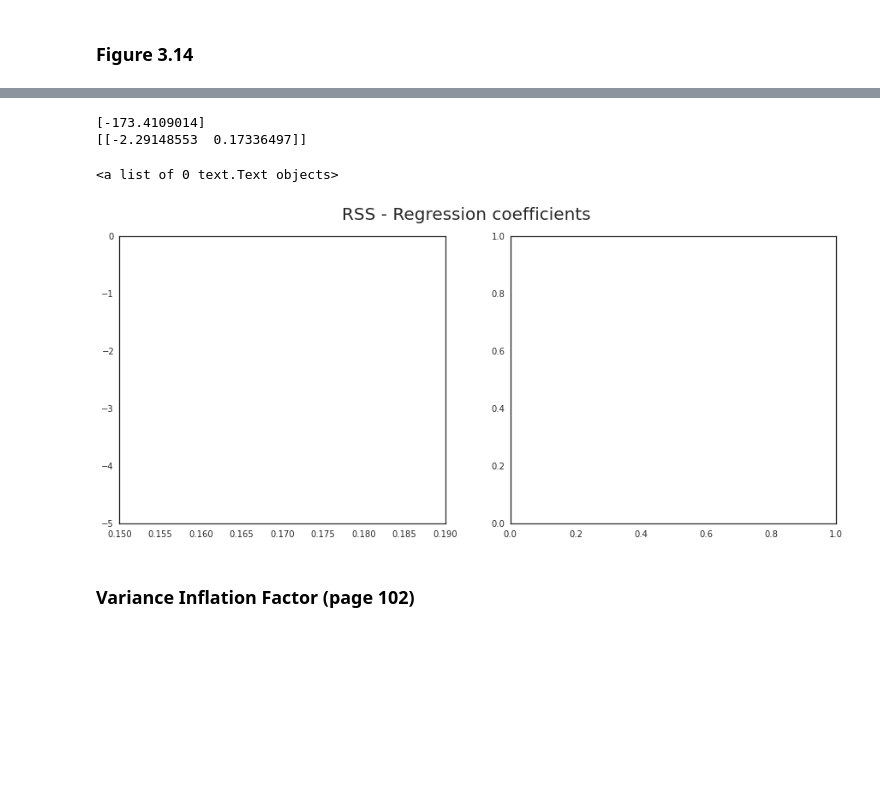
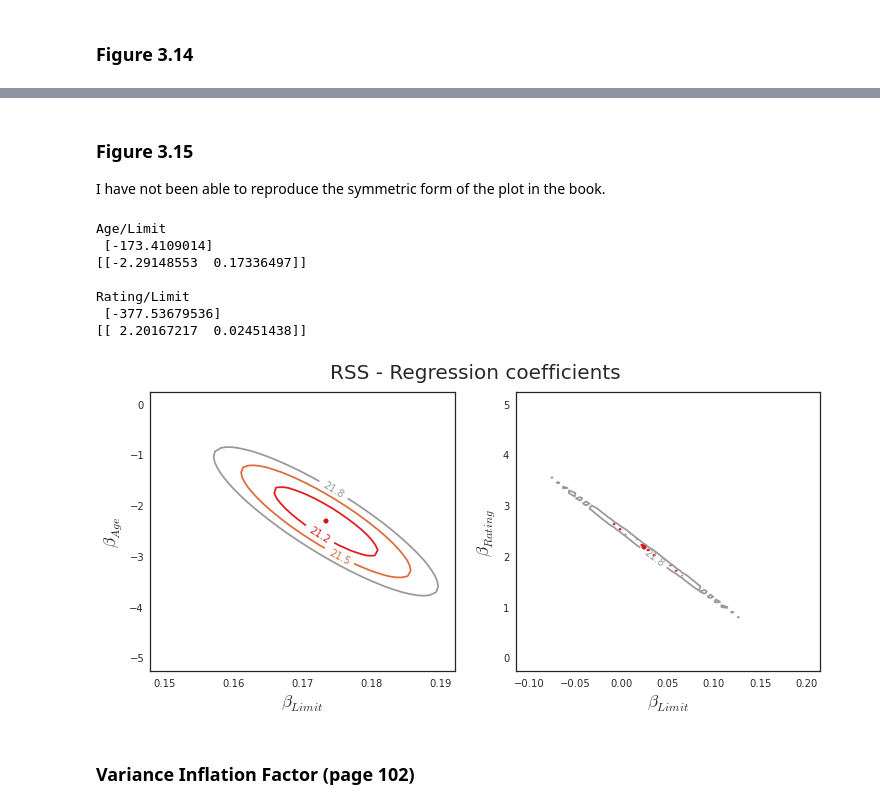
Before and after one commit to JWarmenhoven/ISLR-python, a Jupyter notebook: Chapter 3.ipynb, the cells around one changed output, grey strips where cells are left out. Cells and saved outputs as stored; diff of their text form; code cells hidden in the pictures; blank space fills up the shorter version.

```diff
--- a/Chapter 3.ipynb
+++ b/Chapter 3.ipynb
@@ -478,12 +480,12 @@ regr2.fit(df3[['horsepower', 'horsepower2']].as_matrix().reshape(-1,2), df3.mpg.
 df3['pred2'] = regr2.predict(df3[['horsepower', 'horsepower2']].as_matrix().reshape(-1,2))
 df3['resid2'] = df3.mpg - df3.pred2
 # %%
-fig, (ax1,ax2) = plt.subplots(1,2, figsize=(10,4))
-ax1.scatter(df3.pred1, df3.resid1, facecolor='None', edgecolor='k')
+fig, (ax1,ax2) = plt.subplots(1,2, figsize=(12,5))
+sns.regplot(df3.pred1, df3.resid1, lowess=True, line_kws={'color':'r', 'lw':1}, ax=ax1)
 ax1.hlines(0,xmin=ax1.xaxis.get_data_interval()[0], xmax=ax1.xaxis.get_data_interval()[1], linestyles='dotted')
 ax1.set_title('Residual Plot for Linear Fit')
 
-ax2.scatter(df3.pred2, df3.resid2, facecolor='None', edgecolor='k')
+sns.regplot(df3.pred2, df3.resid2, lowess=True, line_kws={'color':'r', 'lw':1}, ax=ax2)
 ax2.hlines(0,xmin=ax2.xaxis.get_data_interval()[0], xmax=ax2.xaxis.get_data_interval()[1], linestyles='dotted')
 ax2.set_title('Residual Plot for Quadratic Fit')
 
@@ -495,8 +497,8 @@ for ax in fig.axes:
 # %% [markdown]
 ### Figure 3.14
 # %%
-fig, (ax1,ax2) = plt.subplots(1,2, figsize=(10,4))
-ax1.scatter(df2.Limit, df2.Age, facecolor='None', edgecbolor='r')
+fig, (ax1,ax2) = plt.subplots(1,2, figsize=(12,5))
+ax1.scatter(df2.Limit, df2.Age, facecolor='None', edgecolor='r')
 ax1.set_ylabel('Age')
 ax2.scatter(df2.Limit, df2.Rating, facecolor='None', edgecolor='r')
 ax2.set_ylabel('Rating')
@@ -538,34 +511,66 @@ Z = np.zeros((50,50))
+# %% [markdown]
+### Figure 3.15
+I have not been able to reproduce the symmetric form of the plot in the book.
 # %%
 # Regression coefficients and corresponding RSS
-regr = skl_lm.LinearRegression()
-regr.fit(df2[['Age', 'Limit']].as_matrix(), df2.Balance.as_matrix().reshape(-1,1))
-print(regr.intercept_)
-print(regr.coef_)
+regr1 = skl_lm.LinearRegression()
+regr1.fit(df2[['Age', 'Limit']].as_matrix(), df2.Balance.as_matrix().reshape(-1,1))
+print('Age/Limit\n',regr1.intercept_)
+print(regr1.coef_)
+
+regr2 = skl_lm.LinearRegression()
+regr2.fit(df2[['Rating', 'Limit']].as_matrix(), df2.Balance.as_matrix().reshape(-1,1))
+print('\nRating/Limit\n',regr2.intercept_)
+print(regr2.coef_)
 # %% [output]
-[-173.4109014]
+Age/Limit
+ [-173.4109014]
 [[-2.29148553  0.17336497]]
+
+Rating/Limit
+ [-377.53679536]
+[[ 2.20167217  0.02451438]]
-# %%
-for (i,j),v in np.ndenumerate(Z):
-    Z[i,j] =((df2.Balance - (regr.intercept_ + X[i,j]*df2.Limit+Y[i,j]*df2.Age))**2).sum()/1000000
+# %%
+B_Limit = np.linspace(0.15, 0.19, 50)
+B_Age = np.linspace(-5, 0, 50)
+B_Rating = np.linspace(0, 5, 50)
+B_Limit2 = np.linspace(-0.1, 0.2, 50)
+
+X1, Y1 = np.meshgrid(B_Limit, B_Age, indexing='xy')
+X2, Y2 = np.meshgrid(B_Limit2, B_Rating, indexing='xy')
+Z1 = np.zeros((50,50))
+Z2 = np.zeros((50,50))
+
+for (i,j),v in np.ndenumerate(Z1):
+    Z1[i,j] =((df2.Balance - (regr1.intercept_ + X1[i,j]*df2.Limit+Y1[i,j]*df2.Age))**2).sum()/1000000
+
+for (i,j),v in np.ndenumerate(Z2):
+    Z2[i,j] =((df2.Balance - (regr2.intercept_ + X2[i,j]*df2.Limit+Y2[i,j]*df2.Rating))**2).sum()/1000000
 # %%
-fig = plt.figure(figsize=(15,6))
+fig = plt.figure(figsize=(12,5))
 fig.suptitle('RSS - Regression coefficients', fontsize=20)
 
 ax1 = fig.add_subplot(121)
 ax2 = fig.add_subplot(122)
 
 min_RSS = r'$\beta_0$, $\beta_1$ for minimized RSS'
 
 # Left plot
-CS = ax1.contour(X, Y, Z, cmap=cm.Set1, levels=[21.25, 21.5, 21.8])
-#ax1.scatter(regr.intercept_[0], regr.coef_[0,0], c='r', label=min_RSS)
+CS = ax1.contour(X1, Y1, Z1, cmap=cm.Set1, levels=[21.25, 21.5, 21.8])
+ax1.scatter(regr1.coef_[0,1], regr1.coef_[0,0], c='r', label=min_RSS)
 ax1.clabel(CS, inline=True, fontsize=10, fmt='%1.1f')
-
+ax1.set_ylabel(r'$\beta_{Age}$', fontsize=17)
 
 # Right plot
+CS = ax2.contour(X2, Y2, Z2, cmap=cm.Set1, levels=[21.5, 21.8])
+ax2.scatter(regr2.coef_[0,1], regr2.coef_[0,0], c='r', label=min_RSS)
+ax2.clabel(CS, inline=True, fontsize=10, fmt='%1.1f')
+ax2.set_ylabel(r'$\beta_{Rating}$', fontsize=17)
+
+for ax in fig.axes:
+    ax.set_xlabel(r'$\beta_{Limit}$', fontsize=17)
 # %% [output]
-<a list of 0 text.Text objects>
-[figure, old version]
+[figure, new version]
 # %% [markdown]
 ### Variance Inflation Factor (page 102)
 # %%
```
Also changed, not shown: parts of 16 cells of this notebook, 1 other file.
